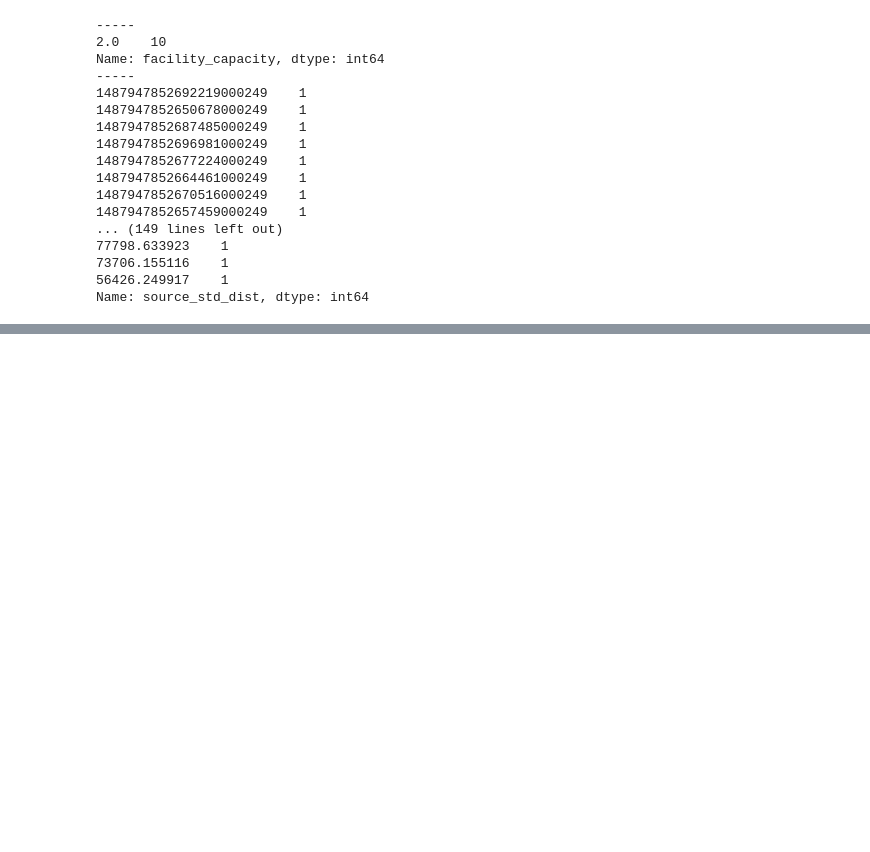
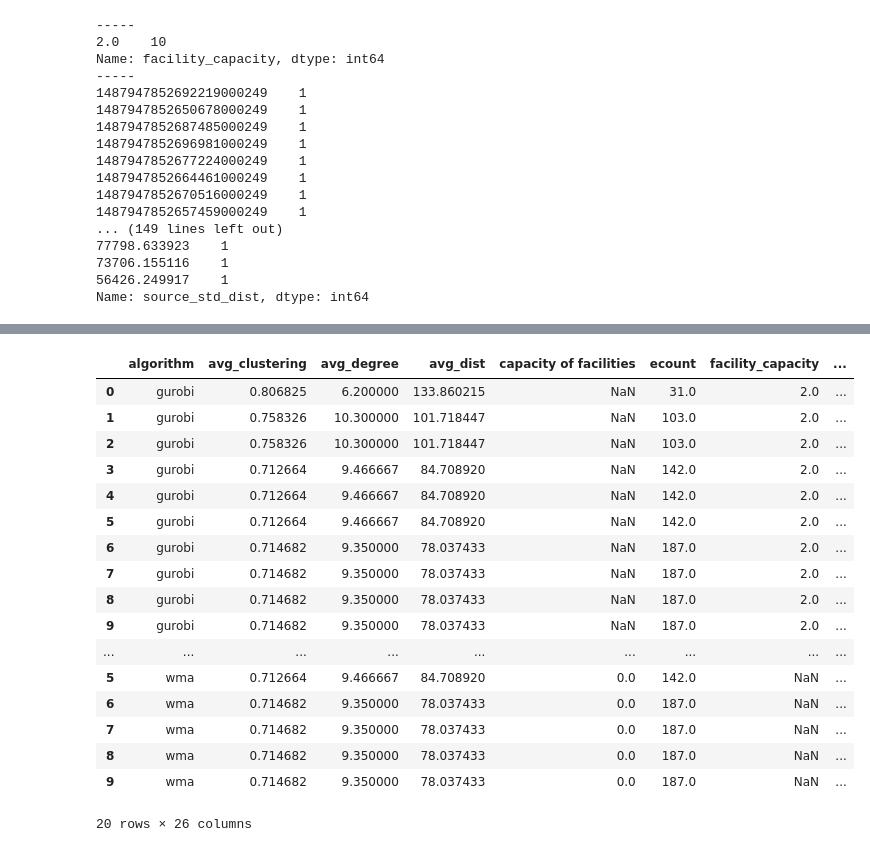
Before and after one commit to allogn/wma, a Jupyter notebook: experiments/analysis/geometric.ipynb, the cells around one changed output, grey strips where cells are left out. Saved outputs shown, nothing was run; the diff lists cells and outputs as text; code cells hidden in the pictures; blank space fills up the shorter version.

```diff
--- a/experiments/analysis/geometric.ipynb
+++ b/experiments/analysis/geometric.ipynb
@@ -38,0 +59,23 @@ Name: source_std_dist, dtype: int64
+# %%
+all_results = pd.concat([results, results_fcla], axis=0)
+# %%
+all_results
+# %% [output]
+|  | algorithm | avg_clustering | avg_degree | avg_dist | capacity of facilities | ecount | facility_capacity | ... |
+| 0 | gurobi | 0.806825 | 6.200000 | 133.860215 | NaN | 31.0 | 2.0 | ... |
+| 1 | gurobi | 0.758326 | 10.300000 | 101.718447 | NaN | 103.0 | 2.0 | ... |
+| 2 | gurobi | 0.758326 | 10.300000 | 101.718447 | NaN | 103.0 | 2.0 | ... |
+| 3 | gurobi | 0.712664 | 9.466667 | 84.708920 | NaN | 142.0 | 2.0 | ... |
+| 4 | gurobi | 0.712664 | 9.466667 | 84.708920 | NaN | 142.0 | 2.0 | ... |
+| 5 | gurobi | 0.712664 | 9.466667 | 84.708920 | NaN | 142.0 | 2.0 | ... |
+| 6 | gurobi | 0.714682 | 9.350000 | 78.037433 | NaN | 187.0 | 2.0 | ... |
+| 7 | gurobi | 0.714682 | 9.350000 | 78.037433 | NaN | 187.0 | 2.0 | ... |
+| 8 | gurobi | 0.714682 | 9.350000 | 78.037433 | NaN | 187.0 | 2.0 | ... |
+| 9 | gurobi | 0.714682 | 9.350000 | 78.037433 | NaN | 187.0 | 2.0 | ... |
+| ... | ... | ... | ... | ... | ... | ... | ... | ... |
+| 5 | wma | 0.712664 | 9.466667 | 84.708920 | 0.0 | 142.0 | NaN | ... |
+| 6 | wma | 0.714682 | 9.350000 | 78.037433 | 0.0 | 187.0 | NaN | ... |
+| 7 | wma | 0.714682 | 9.350000 | 78.037433 | 0.0 | 187.0 | NaN | ... |
+| 8 | wma | 0.714682 | 9.350000 | 78.037433 | 0.0 | 187.0 | NaN | ... |
+| 9 | wma | 0.714682 | 9.350000 | 78.037433 | 0.0 | 187.0 | NaN | ... |
+20 rows × 26 columns
```
Also changed, not shown: parts of 5 cells of this notebook, 3 other files.
